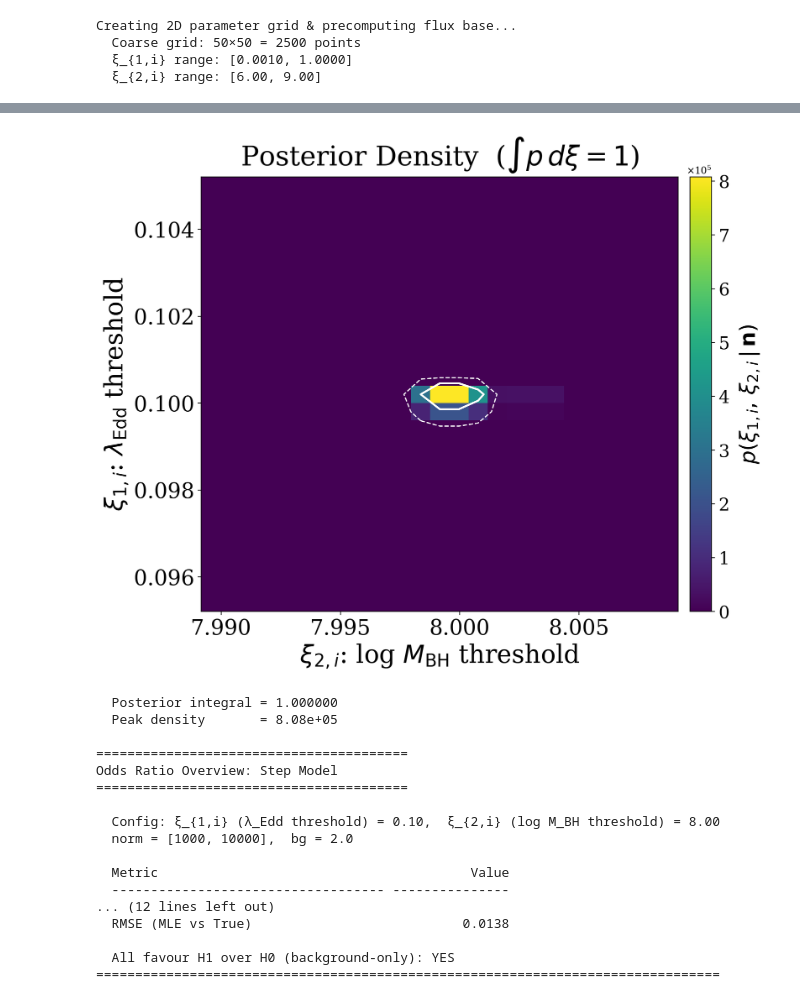
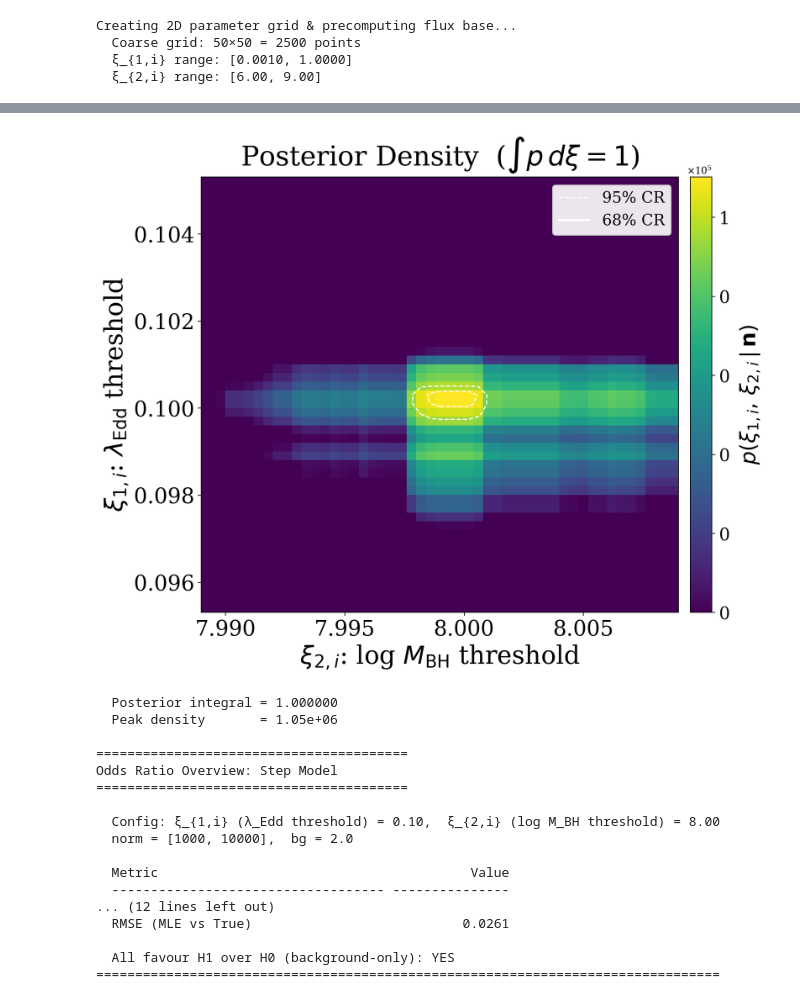
Before and after one commit to sophieroux/PopulationModelingFramework, a Jupyter notebook: population_step_nu_lumi.ipynb, the cells around one changed output, grey strips where cells are left out. Cells and saved outputs as stored; diff of their text form; code cells hidden in the pictures.

```diff
--- a/population_step_nu_lumi.ipynb
+++ b/population_step_nu_lumi.ipynb
@@ -135,7 +135,7 @@ spiders_catalog = spiders_catalog[columns_to_keep]
 # define column mappings for redshift-based selection
 column_mappings = {
     'l_bol': ('l_bol2', 'l_bol1'),
-    'errl_bol': ('errl_bol2', 'errl_bol1'),
+    'errl_bol': ('errl_bol1', 'errl_bol2'),
     'logBHM': ('logBHMVP_hb', 'logBHMS_mgII'),
     'errlogBHM': ('errlogBHMVP_hb', 'errlogBHMS_mgII'),
     'edd_ratio': ('edd_ratio2', 'edd_ratio1')
@@ -432,7 +446,7 @@ print(f"  Coarse MLE:  ξ_{{1,i}} = {coarse_best_xi1:.4f},  ξ_{{2,i}} = {coarse
 print(f"  True values: ξ_{{1,i}} = {true_e_ratio_thres:.4f},  ξ_{{2,i}} = {true_mbh_thres:.2f}")
 
 # fine grid centred on the coarse MLE
-n_fine = 500
+n_fine = 1000  # 2× more bins than before
 # width chosen so the relative log-likelihood drops to ≈ -200 at the edges
 fine_xi1_range = np.linspace(
     max(0.001, coarse_best_xi1 - 0.10), coarse_best_xi1 + 0.10, n_fine
@@ -616,32 +633,68 @@ print(f"  True: ξ_{{1,i}} = {true_e_ratio_thres:.4f}, ξ_{{2,i}} = {true_mbh_th
 # %%
 import matplotlib.ticker as ticker
 
-# ── Credible regions on the properly normalized density (integral = 1) ──
+#Credible regions on the properly normalized density (integral = 1)
 flat_sorted = np.sort(posterior_density.ravel())[::-1]
 cum_prob = np.cumsum(flat_sorted) * dxi1 * dxi2
 level_68 = flat_sorted[np.searchsorted(cum_prob, 0.68)]
 level_95 = flat_sorted[np.searchsorted(cum_prob, 0.95)]
 
 fig, ax = plt.subplots(figsize=(10, 8), dpi=200)
+'''
+pos = posterior_density[posterior_density > 0]
+vmin = np.percentile(pos, 1)
+vmax = np.percentile(pos, 99.5)
+
+im = ax.pcolormesh(
+    fine_xi2_range, fine_xi1_range,
+    posterior_density.T,
+    norm=LogNorm(vmin=vmin, vmax=vmax),
+    cmap='viridis',
+    shading='auto',
+    rasterized=True,
+)
+'''
+
 
 # posterior_density has shape (n_xi2, n_xi1) → transpose so x = ξ₂, y = ξ₁
 im = ax.pcolormesh(
     fine_xi2_range, fine_xi1_range,
     posterior_density.T,
+    #norm=LogNorm(vmin=1e-5, vmax=1.0),
+    norm=LogNorm(vmin=1e-5, vmax=posterior_density.max()),
     cmap='viridis',
     shading='auto',
     rasterized=True,
 )
 
+
 # Contour lines for 68% and 95% credible regions
-ax.contour(
-    fine_xi2_range, fine_xi1_range,
-    posterior_density.T,
-    levels=[level_95, level_68],
-    colors=['white', 'white'],
-    linewidths=[1.2, 2.0],
-    linestyles=['dashed', 'solid'],
-)
+# On discrete grids it can happen that level_68 == level_95 (or swapped) -> enforce increasing levels.
+levels = np.array([float(level_95), float(level_68)])
+levels = levels[np.isfinite(levels)]
+levels.sort()  # increasing
+
+if levels.size == 2 and not (levels[0] < levels[1]):
+    # nudge to avoid "Contour levels must be increasing"
+    eps = max(1e-12, 1e-6 * max(levels[1], 1.0))
+    levels[0] = levels[1] - eps
+
+if levels.size >= 1:
+    ax.contour(
+        fine_xi2_range, fine_xi1_range,
+        posterior_density.T,
+        levels=levels.tolist(),
+        colors=['white'] * len(levels),
+        linewidths=[1.2] * len(levels),
+        linestyles=['dashed'] * len(levels),
+    )
+
+from matplotlib.lines import Line2D
+legend_handles = [
+    Line2D([0], [0], color='white', lw=1.2, ls='dashed', label='95% CR'),
+    Line2D([0], [0], color='white', lw=2.0, ls='solid',  label='68% CR'),
+]
+ax.legend(handles=legend_handles, loc='upper right', framealpha=0.9, fontsize=16)
 
 # zoom to the posterior blob
 zoom_w = 0.01    # half-width in ξ₂
@@ -671,36 +724,36 @@ print()
 # odds Ratio Overview: Step Model
 print("=" * 40)
 print("Odds Ratio Overview: Step Model")
 print("=" * 40)
 print()
 print(f"  Config: ξ_{{1,i}} (λ_Edd threshold) = {true_e_ratio_thres:.2f},  ξ_{{2,i}} (log M_BH threshold) = {true_mbh_thres:.2f}")
 print(f"  norm = {norm},  bg = {bg}")
 print()
 print(f"  {'Metric':<35s} {'Value':>15s}")
 print(f"  {'-'*35} {'-'*15}")
 print(f"  {'MLE ξ_{1,i}':<35s} {best_xi1:>15.4f}")
 print(f"  {'MLE ξ_{2,i}':<35s} {best_xi2:>15.4f}")
 print(f"  {'True ξ_{1,i}':<35s} {true_e_ratio_thres:>15.4f}")
 print(f"  {'True ξ_{2,i}':<35s} {true_mbh_thres:>15.2f}")
 print(f"  {'log L(bkg)':<35s} {log_L_bkg:>15.2f}")
 print(f"  {'log L(H1)':<35s} {log_L_H1:>15.2f}")
 print(f"  {'Δ log L':<35s} {delta_log_L:>15.2f}")
 print(f"  {'TS = 2ΔlogL':<35s} {TS:>15.2f}")
 if delta_log_L < 500:
     print(f"  {'Odds Ratio':<35s} {np.exp(delta_log_L):>15.2e}")
 else:
     print(f"  {'Odds Ratio':<35s} {'~10^' + f'{log10_odds:.0f}':>15s}")
 print(f"  {'log_10(odds ratio)':<35s} {log10_odds:>15.1f}")
 print(f"  {'Gaussian-equiv σ':<35s} {sigma_equiv:>14.1f}σ")
 print(f"  {'Correlation (MLE vs True)':<35s} {correlation:>15.4f}")
 print(f"  {'RMSE (MLE vs True)':<35s} {rmse:>15.4f}")
 print()
 print(f"  All favour H1 over H0 (background-only): YES")
 print("=" * 80)
 # %% [output]
-[figure, old version]
+[figure, new version]
   Posterior integral = 1.000000
-  Peak density       = 8.08e+05
+  Peak density       = 1.05e+06
 
 ========================================
 Odds Ratio Overview: Step Model
@@ -712,7 +765,7 @@ Odds Ratio Overview: Step Model
   Metric                                        Value
   ----------------------------------- ---------------
 ... (12 lines left out)
-  RMSE (MLE vs True)                           0.0138
+  RMSE (MLE vs True)                           0.0261
 
   All favour H1 over H0 (background-only): YES
 ================================================================================
```
Also changed, not shown: parts of 8 cells of this notebook.
